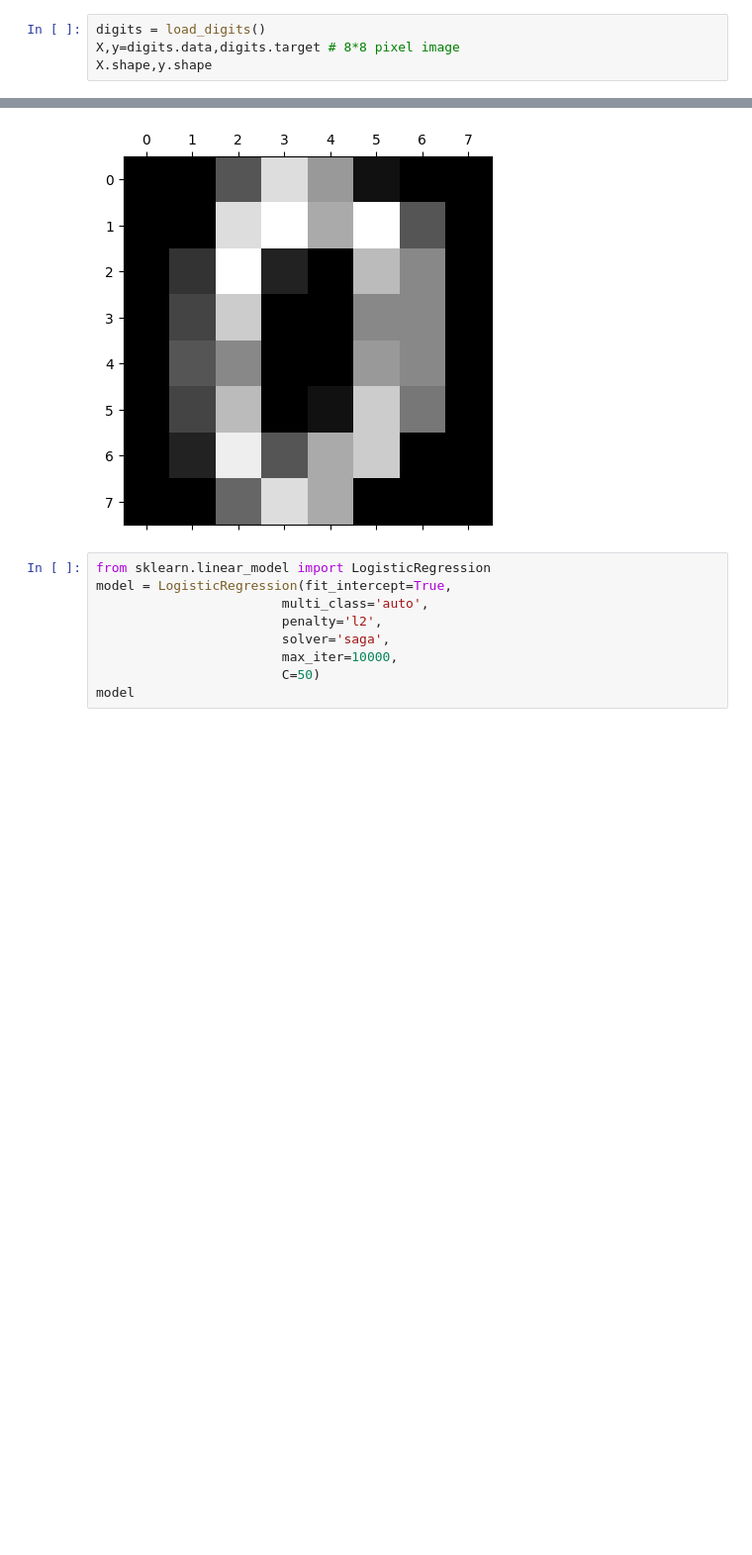
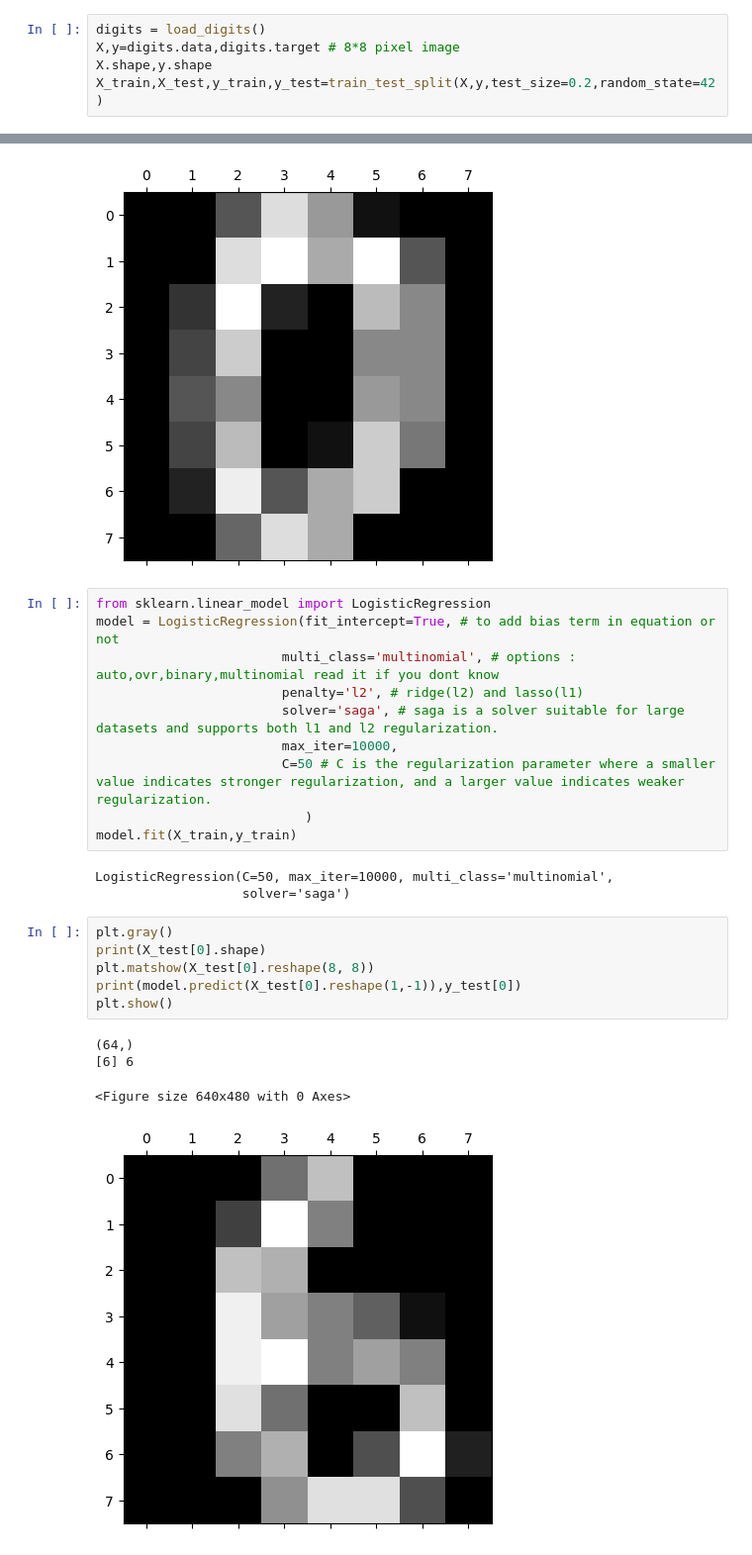
Before and after one commit to HarshAhalpara-001/Complete_MachineLearning, a Jupyter notebook: Supervise_Learning/Logistic_Classifiaction/Logistic_Classification.ipynb, the cells around one changed output, grey strips where cells are left out. Shown: that part at 99% size. Cells and saved outputs as stored; diff of their text form; blank space fills up the shorter version.

```diff
--- a/Supervise_Learning/Logistic_Classifiaction/Logistic_Classification.ipynb
+++ b/Supervise_Learning/Logistic_Classifiaction/Logistic_Classification.ipynb
@@ -8,3 +9,4 @@ import matplotlib.pyplot as plt
 digits = load_digits()
 X,y=digits.data,digits.target # 8*8 pixel image
 X.shape,y.shape
+X_train,X_test,y_train,y_test=train_test_split(X,y,test_size=0.2,random_state=42)
@@ -19,12 +19,27 @@ plt.show()
 0
 <Figure size 640x480 with 0 Axes>
 [figure]
-# %%
-from sklearn.linear_model import LogisticRegression
-model = LogisticRegression(fit_intercept=True,
-                        multi_class='auto',
-                        penalty='l2',
-                        solver='saga',
-                        max_iter=10000,
-                        C=50)
-model
+# %%
+from sklearn.linear_model import LogisticRegression
+model = LogisticRegression(fit_intercept=True, # to add bias term in equation or not
+                        multi_class='multinomial', # options : auto,ovr,binary,multinomial read it if you dont know
+                        penalty='l2', # ridge(l2) and lasso(l1)
+                        solver='saga', # saga is a solver suitable for large datasets and supports both l1 and l2 regularization.
+                        max_iter=10000,
+                        C=50 # C is the regularization parameter where a smaller value indicates stronger regularization, and a larger value indicates weaker regularization.
+                           )
+model.fit(X_train,y_train)
+# %% [output]
+LogisticRegression(C=50, max_iter=10000, multi_class='multinomial',
+                   solver='saga')
+# %%
+plt.gray()
+print(X_test[0].shape)
+plt.matshow(X_test[0].reshape(8, 8))
+print(model.predict(X_test[0].reshape(1,-1)),y_test[0])
+plt.show()
+# %% [output]
+(64,)
+[6] 6
+<Figure size 640x480 with 0 Axes>
+[figure, added]
```
Also changed, not shown: parts of 3 cells of this notebook.
